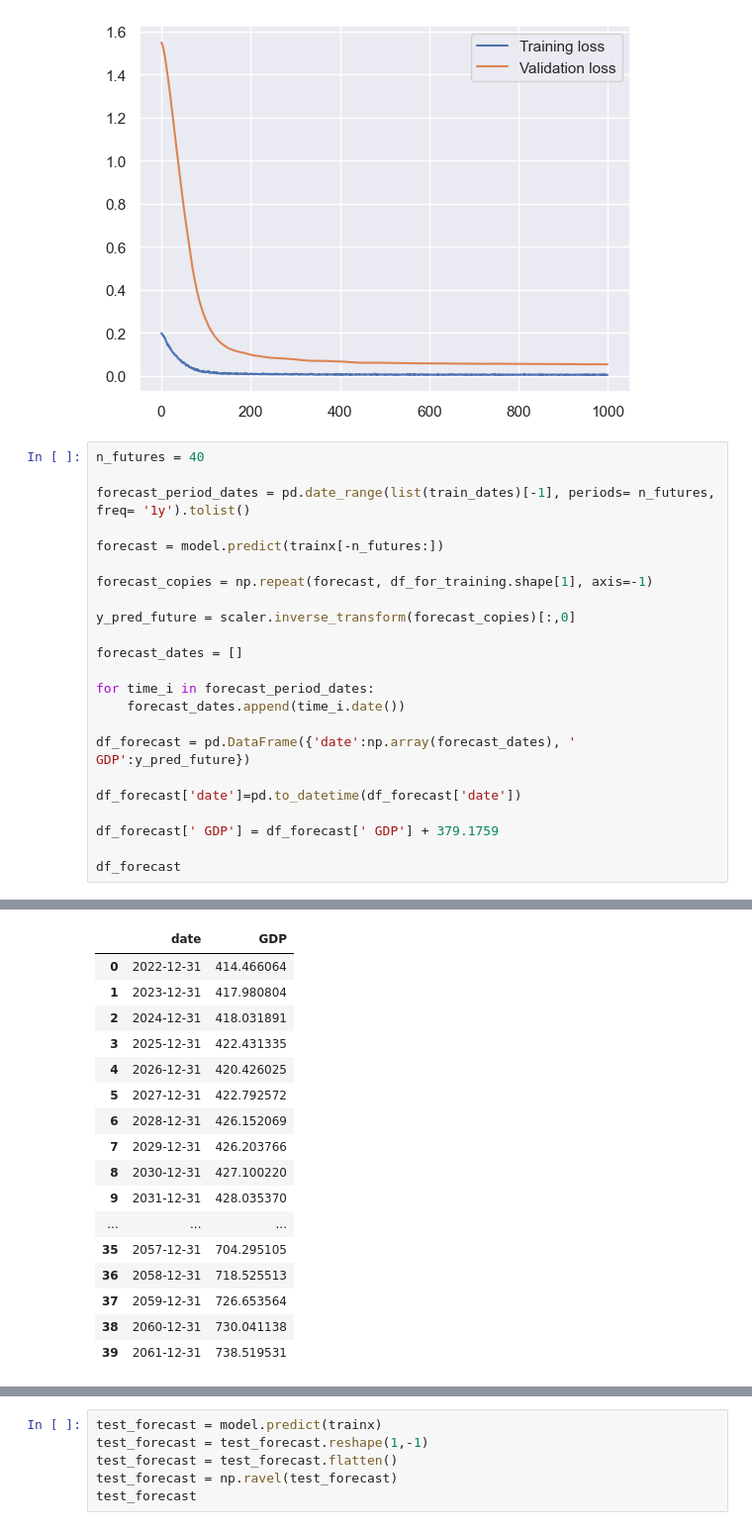
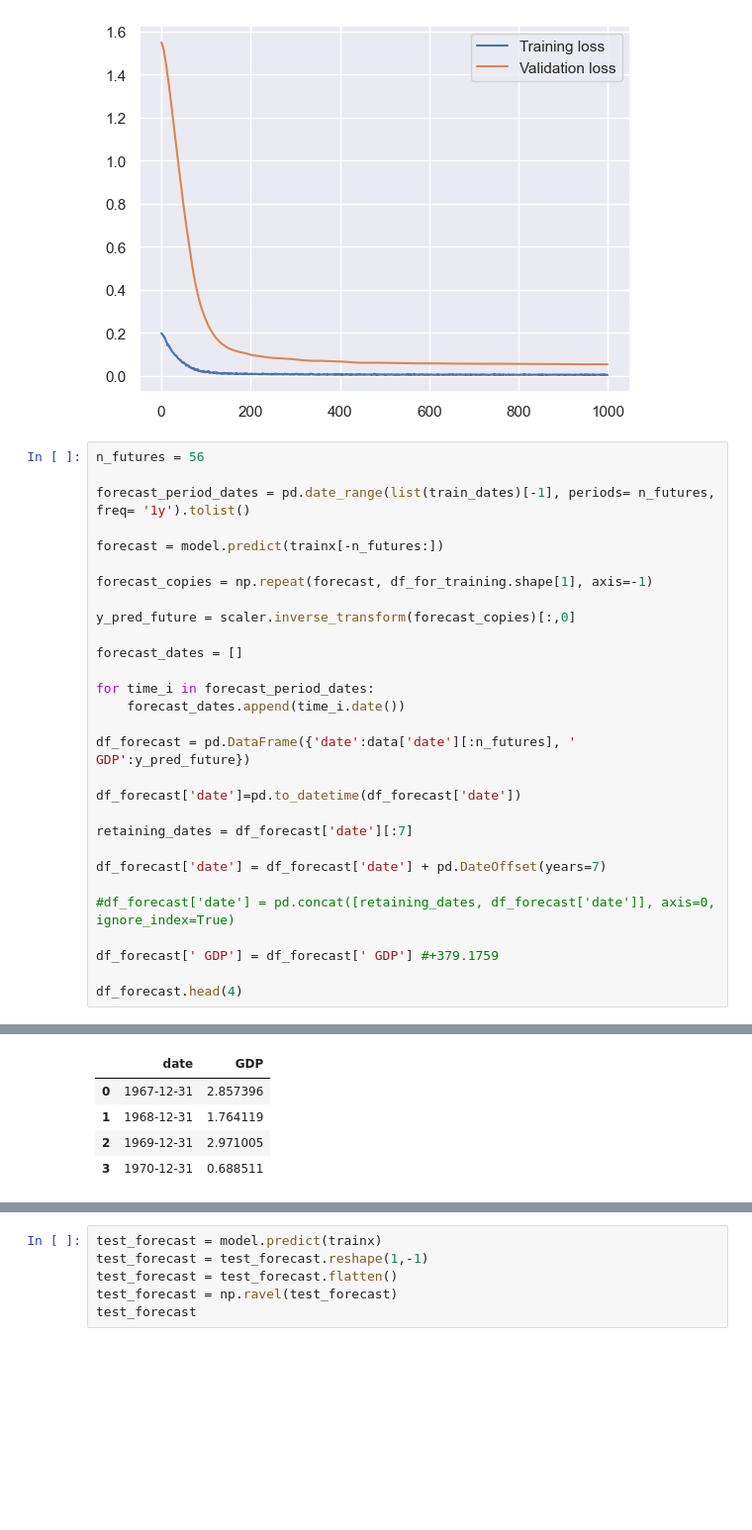
Before and after one commit to Harri200191/GDP-Prediction, a Jupyter notebook: ANN_2.ipynb, the cells around one changed output, grey strips where cells are left out. Shown: that part at 99% size. Saved outputs shown, nothing was run; the diff lists cells and outputs as text; blank space fills up the shorter version.

```diff
--- a/ANN_2.ipynb
+++ b/ANN_2.ipynb
@@ -203,7 +205,7 @@ plt.legend()
 <matplotlib.legend.Legend at 0x...>
 [figure]
 # %%
-n_futures = 40
+n_futures = 56
 
 forecast_period_dates = pd.date_range(list(train_dates)[-1], periods= n_futures, freq= '1y').tolist()
 
@@ -218,11 +220,17 @@ forecast_dates = []
 for time_i in forecast_period_dates:
     forecast_dates.append(time_i.date())
 
-df_forecast = pd.DataFrame({'date':np.array(forecast_dates), ' GDP':y_pred_future})
+df_forecast = pd.DataFrame({'date':data['date'][:n_futures], ' GDP':y_pred_future})
 
 df_forecast['date']=pd.to_datetime(df_forecast['date'])
 
-df_forecast[' GDP'] = df_forecast[' GDP'] + 379.1759
+retaining_dates = df_forecast['date'][:7]
 
-df_forecast
+df_forecast['date'] = df_forecast['date'] + pd.DateOffset(years=7)
+
+#df_forecast['date'] = pd.concat([retaining_dates, df_forecast['date']], axis=0, ignore_index=True)
+
+df_forecast[' GDP'] = df_forecast[' GDP'] #+379.1759
+
+df_forecast.head(4)
 # %% [output]
@@ -230,17 +238,5 @@ df_forecast
 |  | date | GDP |
-| 0 | 2022-12-31 | 414.466064 |
-| 1 | 2023-12-31 | 417.980804 |
-| 2 | 2024-12-31 | 418.031891 |
-| 3 | 2025-12-31 | 422.431335 |
-| 4 | 2026-12-31 | 420.426025 |
-| 5 | 2027-12-31 | 422.792572 |
-| 6 | 2028-12-31 | 426.152069 |
-| 7 | 2029-12-31 | 426.203766 |
-| 8 | 2030-12-31 | 427.100220 |
-| 9 | 2031-12-31 | 428.035370 |
-| ... | ... | ... |
-| 35 | 2057-12-31 | 704.295105 |
-| 36 | 2058-12-31 | 718.525513 |
-| 37 | 2059-12-31 | 726.653564 |
-| 38 | 2060-12-31 | 730.041138 |
-| 39 | 2061-12-31 | 738.519531 |
+| 0 | 1967-12-31 | 2.857396 |
+| 1 | 1968-12-31 | 1.764119 |
+| 2 | 1969-12-31 | 2.971005 |
+| 3 | 1970-12-31 | 0.688511 |
```
Also changed, not shown: parts of 5 cells of this notebook.
